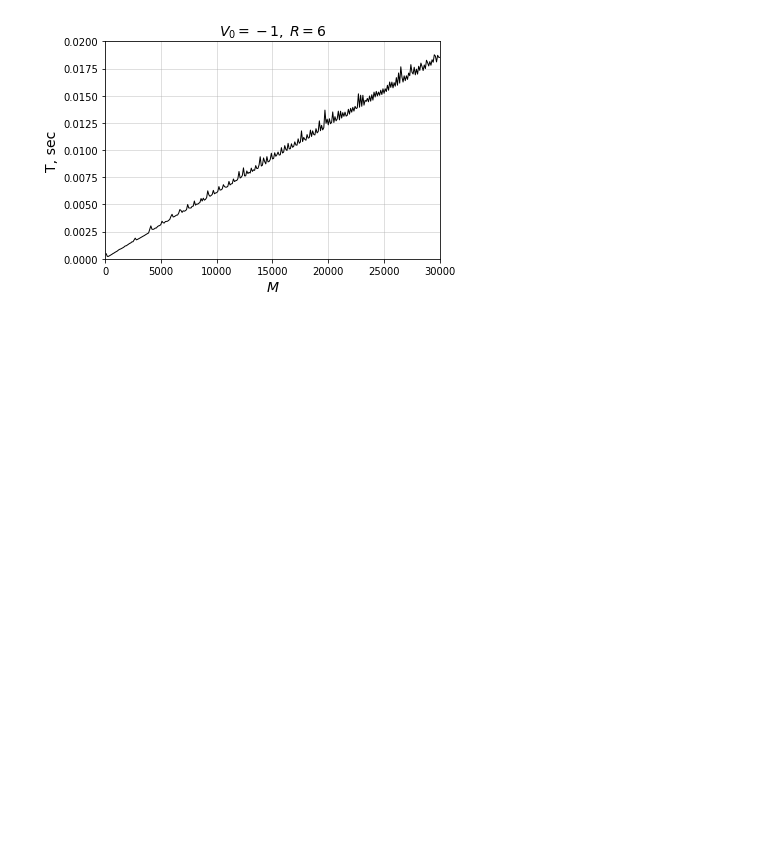
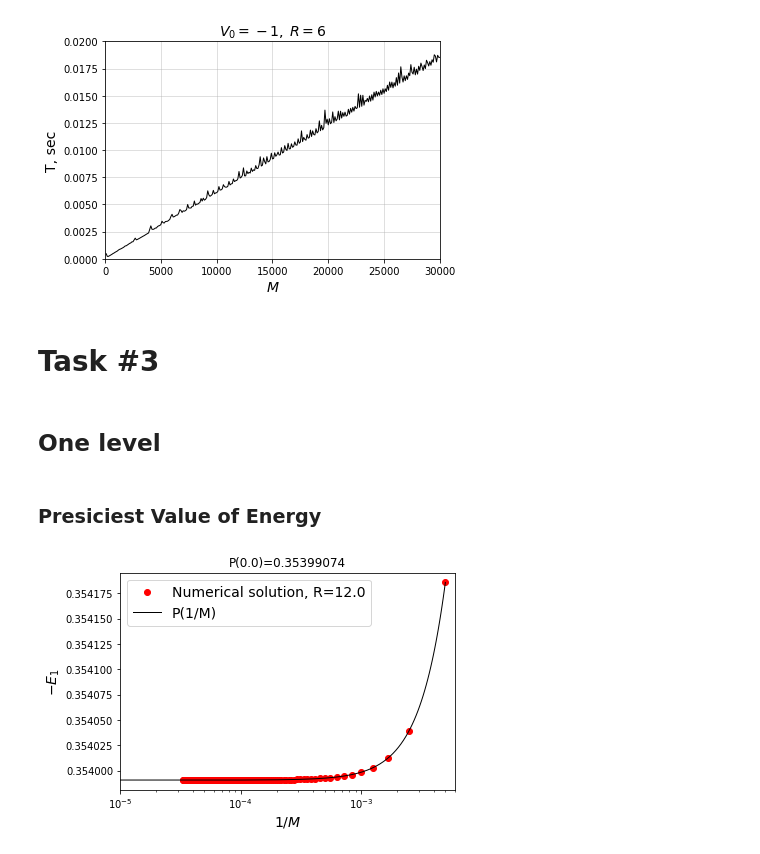
Before and after one commit to MrKozelberg/gaussian_wall, a Jupyter notebook: script.ipynb, the cells around one changed output. Saved outputs shown, nothing was run; the diff lists cells and outputs as text; code cells hidden in the pictures; blank space fills up the shorter version.

Commit message:
new estimation of the etalon energy values

```diff
--- a/script.ipynb
+++ b/script.ipynb
@@ -45,4 +49,8 @@ plt.grid(alpha=0.5)
 plt.savefig('figures/T_vs_M.pdf', bbox_inches='tight')
 # %% [output]
 [figure]
+# %% [markdown]
+# Task \#3
+# %% [markdown]
+## One level
 # %%
@@ -51,0 +60,26 @@ m = np.genfromtxt('output/m.txt')
+# %% [markdown]
+### Presiciest Value of Energy
+# %%
+plt.scatter(1/m, abs(e1[-1,:]), color='red', label=f'Numerical solution, R={r[-1]}')
+# plt.scatter(1/m, abs(e1[-70,:]), color='green', label=f'Numerical solution, R={r[-70]}')
+
+p = np.poly1d(np.polyfit(1/m, abs(e1[-1,:]), 2))
+
+d = np.linspace(0,5e-3)
+plt.plot(d, p(d), color='black', linewidth=1, label='P(1/M)')
+
+plt.xlabel(r'$1/M$', fontsize=14)
+plt.ylabel(r'$-E_1$', fontsize=14)
+
+plt.xscale('log')
+
+plt.xlim(1e-5,6e-3)
+# plt.ylim(0.35395,0.3542)
+
+plt.legend(fontsize=14)
+
+plt.title(f'P(0.0)={p(0.0):.8}')
+
+e1_pres = -p(0.0)
+# %% [output]
+[figure, added]
```
Also changed, not shown: parts of 11 cells of this notebook, 24 other files.
